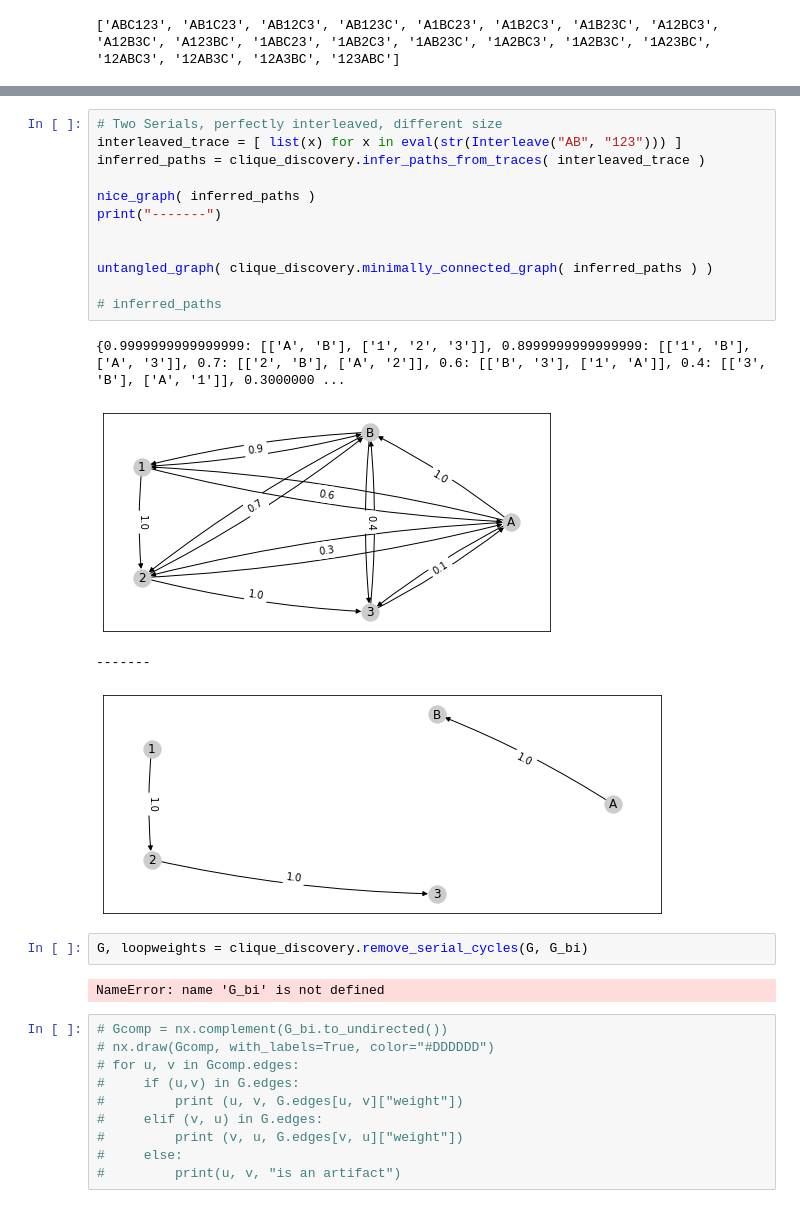
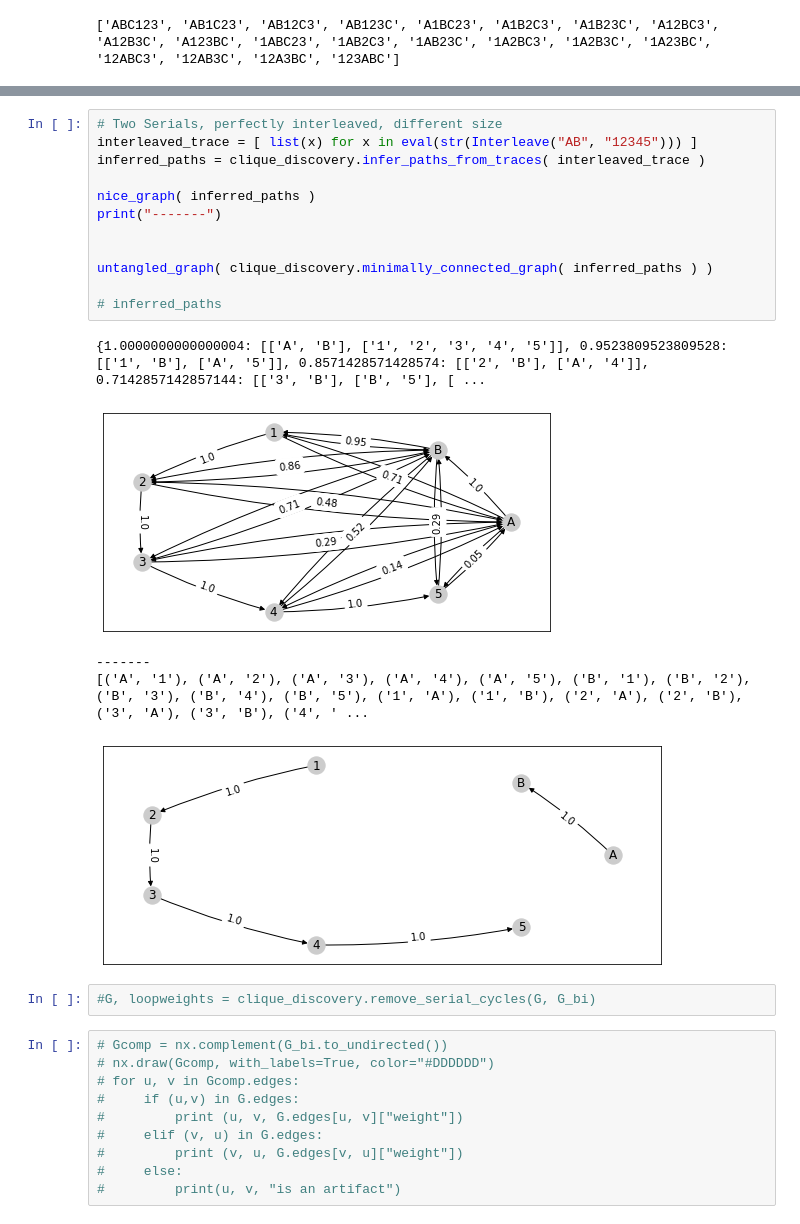
Before and after one commit to jpgil/logdelay, a Jupyter notebook: notebooks/2-structures/clique-discovery-doc.ipynb, the cells around one changed output, grey strips where cells are left out. Drawn from its saved outputs; the diff is of its cells as text.

```diff
--- a/notebooks/2-structures/clique-discovery-doc.ipynb
+++ b/notebooks/2-structures/clique-discovery-doc.ipynb
@@ -217,25 +258,24 @@ untangled_graph( clique_discovery.minimally_connected_graph( inferred_paths ) )
 [figure]
 # %%
 # Two Serials, perfectly interleaved, different size
-interleaved_trace = [ list(x) for x in eval(str(Interleave("AB", "123"))) ]
+interleaved_trace = [ list(x) for x in eval(str(Interleave("AB", "12345"))) ]
 inferred_paths = clique_discovery.infer_paths_from_traces( interleaved_trace )
 
 nice_graph( inferred_paths )
 print("-------")
 
 
 untangled_graph( clique_discovery.minimally_connected_graph( inferred_paths ) )
 
 # inferred_paths
 # %% [output]
-{0.9999999999999999: [['A', 'B'], ['1', '2', '3']], 0.8999999999999999: [['1', 'B'], ['A', '3']], 0.7: [['2', 'B'], ['A', '2']], 0.6: [['B', '3'], ['1', 'A']], 0.4: [['3', 'B'], ['A', '1']], 0.3000000 ...
+{1.0000000000000004: [['A', 'B'], ['1', '2', '3', '4', '5']], 0.9523809523809528: [['1', 'B'], ['A', '5']], 0.8571428571428574: [['2', 'B'], ['A', '4']], 0.7142857142857144: [['3', 'B'], ['B', '5'], [ ...
-[figure, old version]
+[figure, new version]
 -------
+[('A', '1'), ('A', '2'), ('A', '3'), ('A', '4'), ('A', '5'), ('B', '1'), ('B', '2'), ('B', '3'), ('B', '4'), ('B', '5'), ('1', 'A'), ('1', 'B'), ('2', 'A'), ('2', 'B'), ('3', 'A'), ('3', 'B'), ('4', ' ...
-[figure, old version]
+[figure, new version]
 # %%
-G, loopweights = clique_discovery.remove_serial_cycles(G, G_bi)
+#G, loopweights = clique_discovery.remove_serial_cycles(G, G_bi)
-# %% [output]
-NameError: name 'G_bi' is not defined
 # %%
 # Gcomp = nx.complement(G_bi.to_undirected())
 # nx.draw(Gcomp, with_labels=True, color="#DDDDDD")
```
Also changed, not shown: parts of 19 cells of this notebook, 1 other file.
